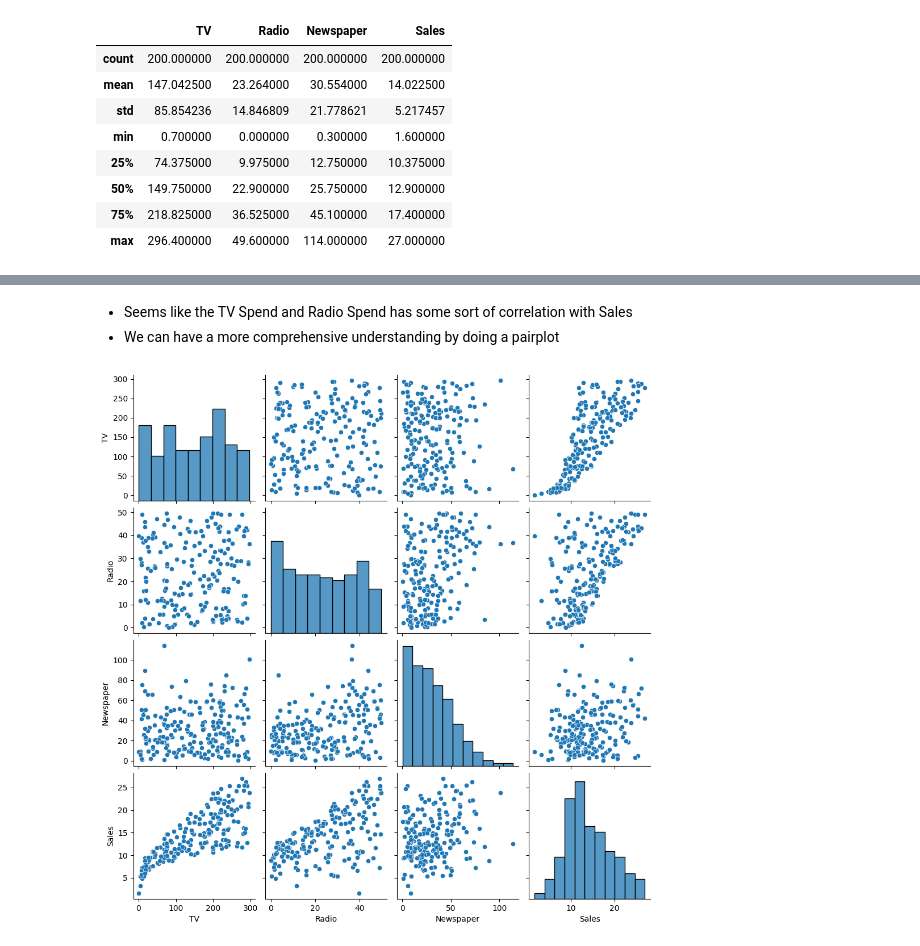
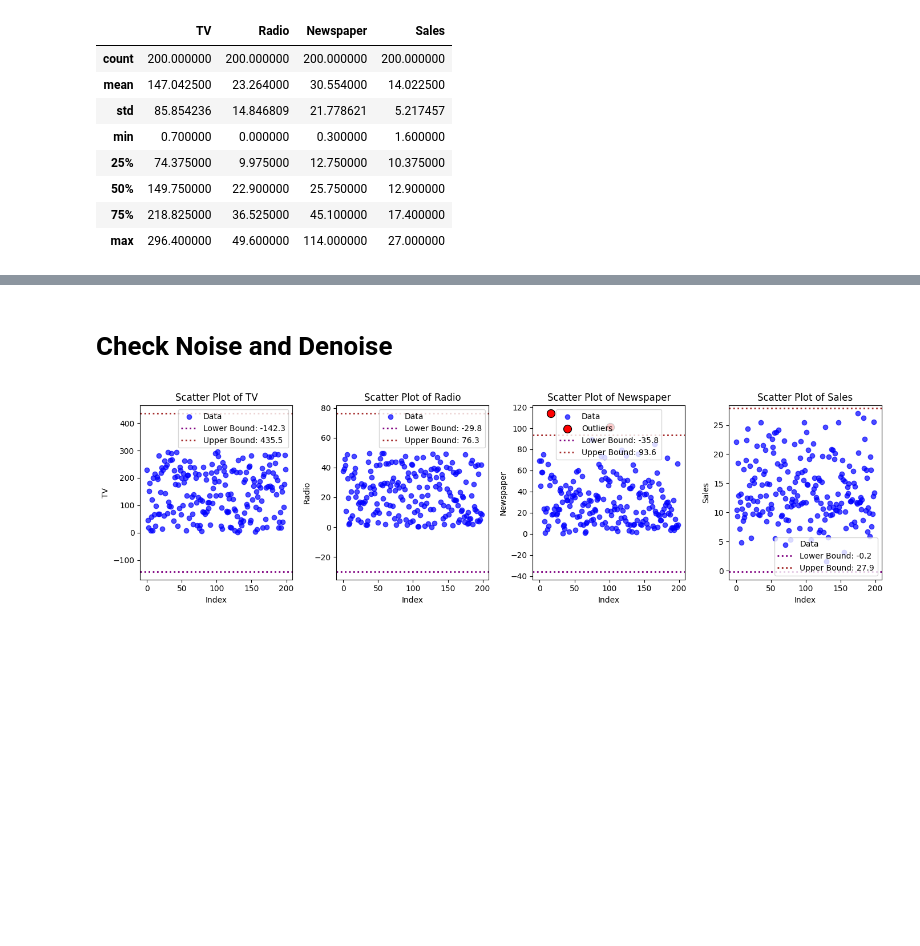
Before and after one commit to alextianyf/LinearRegression-CaseStudy-Spend-Sale-Prediction, a Jupyter notebook: 01-Simple-LinearRegression.ipynb, the cells around one changed output, grey strips where cells are left out. Saved outputs shown, nothing was run; the diff lists cells and outputs as text; code cells hidden in the pictures; blank space fills up the shorter version.

```diff
--- a/01-Simple-LinearRegression.ipynb
+++ b/01-Simple-LinearRegression.ipynb
@@ -94,8 +50,41 @@ plt.show()
-# %% [markdown]
-- Seems like the TV Spend and Radio Spend has some sort of correlation with Sales
-- We can have a more comprehensive understanding by doing a pairplot
-# %%
-sns.pairplot(df)
-plt.show()
-# %% [output]
-[figure, removed]
+# %% [markdown]
+# Check Noise and Denoise
+# %%
+plt.figure(figsize=(14, 4))
+
+for i, feature in enumerate(df.columns):
+    # Calculate IQR-based noise (outliers)
+    Q1 = df[feature].quantile(0.25)
+    Q3 = df[feature].quantile(0.75)
+    IQR = Q3 - Q1
+    lower_bound = Q1 - 1.5 * IQR
+    upper_bound = Q3 + 1.5 * IQR
+
+    # Identify outliers
+    outliers = df[(df[feature] < lower_bound) | (df[feature] > upper_bound)][feature]
+
+    # Create subplot
+    plt.subplot(1, 4, i + 1)
+
+    # Scatter plot for all data points
+    plt.scatter(df.index, df[feature], color='blue', label='Data', alpha=0.7)
+
+    # Highlight outliers in red
+    if not outliers.empty:
+        plt.scatter(outliers.index, outliers, color='red', edgecolors='black', s=100, label='Outliers')
+
+    # Plot IQR bounds
+    plt.axhline(lower_bound, color='purple', linestyle='dotted', linewidth=2, label=f'Lower Bound: {lower_bound:.1f}')
+    plt.axhline(upper_bound, color='brown', linestyle='dotted', linewidth=2, label=f'Upper Bound: {upper_bound:.1f}')
+
+    # Labels and title
+    plt.xlabel("Index")
+    plt.ylabel(f"{feature}")
+    plt.title(f"Scatter Plot of {feature}")
+    plt.legend()
+
+# Show scatter plots
+plt.tight_layout()
+plt.show()
+# %% [output]
+[figure, added]
```
Also changed, not shown: parts of 17 cells of this notebook, 1 other file.
